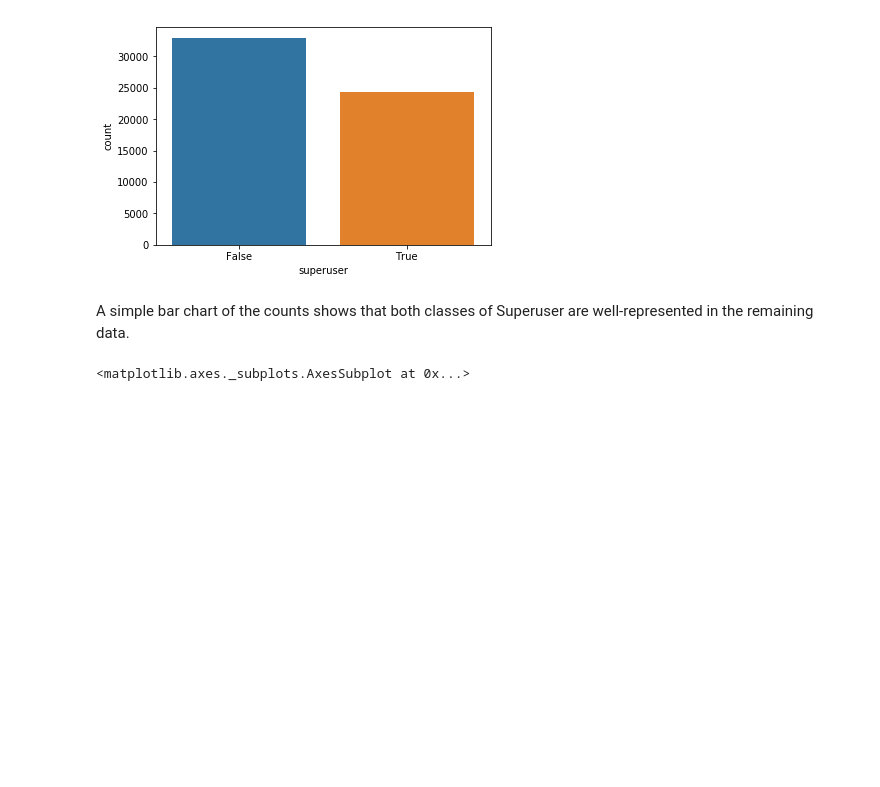
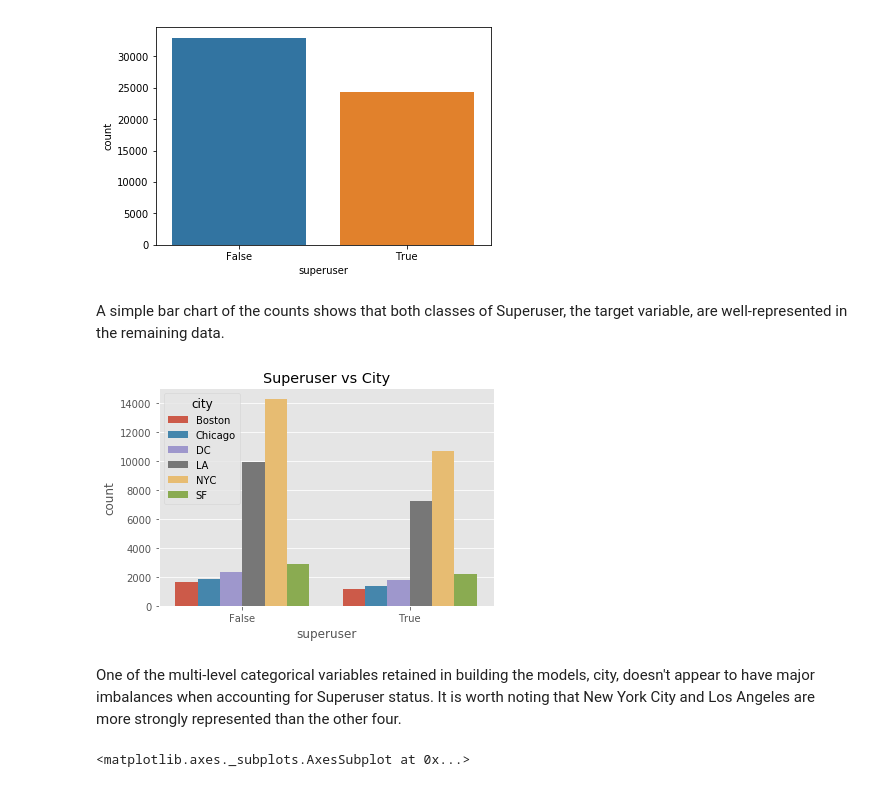
Before and after one commit to anguyen-07/DS7331-ML_Labs, a Jupyter notebook: MiniLab_LogisticRegression-SVMs/DS7331_MiniLab_LogisticRegression-SVMs_AirBnB.ipynb, the cells around one changed output. Drawn from its saved outputs; the diff is of its cells as text; code cells hidden in the pictures; blank space fills up the shorter version.

Commit message:
Integrated logistic regression code; weight interpretation

```diff
--- a/MiniLab_LogisticRegression-SVMs/DS7331_MiniLab_LogisticRegression-SVMs_AirBnB.ipynb
+++ b/MiniLab_LogisticRegression-SVMs/DS7331_MiniLab_LogisticRegression-SVMs_AirBnB.ipynb
@@ -87,12 +87,14 @@ df_ratings[categorical] = df_ratings[categorical].astype('category')
 df_ratings.drop_duplicates()
 df_ratings.host_since[df_ratings.host_since.isna()] = df_ratings.first_review[df_ratings.host_since.isna()]
 # %%
-##Impute missing values
+# Impute missing values
 df_imputed = df_ratings
 df_imputed["bathrooms"] = df_imputed["bathrooms"].fillna(df_imputed.groupby(["property_type","accommodates"])["bathrooms"].apply(lambda x : x.fillna(x.median())))
 df_imputed["bedrooms"] = df_imputed["bedrooms"].fillna(df_imputed.groupby(["property_type","accommodates"])["bedrooms"].apply(lambda x : x.fillna(x.median())))
 df_imputed["beds"] = df_imputed["beds"].fillna(df_imputed.groupby(["property_type","accommodates"])["beds"].apply(lambda x : x.fillna(x.median())))
 df_imputed["host_response_rate"] = df_imputed["host_response_rate"].fillna(df_imputed.groupby(["number_of_reviews"])["host_response_rate"].apply(lambda x : x.fillna(x.mean())))
+# Impute Missing Value of for 100% Host Response Rate for Row 48194 - Private Room in Apartment
+df_imputed["host_response_rate"][df_imputed["host_response_rate"].isna()] = 1.0
 df_imputed[ints] = df_imputed[ints].astype(np.int64)
 # %% [markdown]
 Additionally, some of the existing attributes can be transformed into a potentially more useful datatype.
@@ -178,7 +182,15 @@ sns.countplot(data=df_logistic, x='superuser')
 <matplotlib.axes._subplots.AxesSubplot at 0x...>
 [figure]
 # %% [markdown]
-A simple bar chart of the counts shows that both classes of Superuser are well-represented in the remaining data.
+A simple bar chart of the counts shows that both classes of Superuser, the target variable, are well-represented in the remaining data.
+# %%
+sns.countplot(data=df_logistic, x='superuser', hue='city')
+plt.title('Superuser vs City')
+plt.show()
+# %% [output]
+[figure, added]
+# %% [markdown]
+One of the multi-level categorical variables retained in building the models, city, doesn't appear to have major imbalances when accounting for Superuser status. It is worth noting that New York City and Los Angeles are more strongly represented than the other four.
 # %%
 numerical_features = ['host_since_days', 'description_length', 'length_amenities', 'price', 'beds',
                      'bedrooms', 'number_of_reviews', 'bathrooms', 'accommodates', 'host_response_rate']
```
Also changed, not shown: parts of 19 cells of this notebook.
